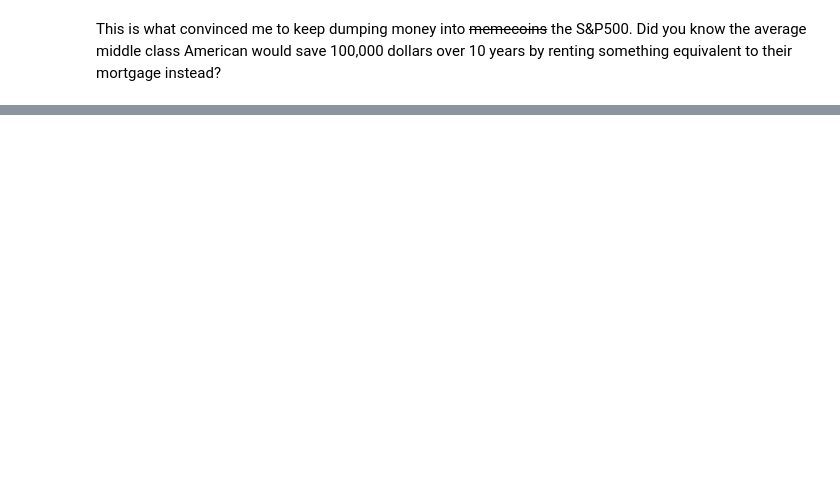
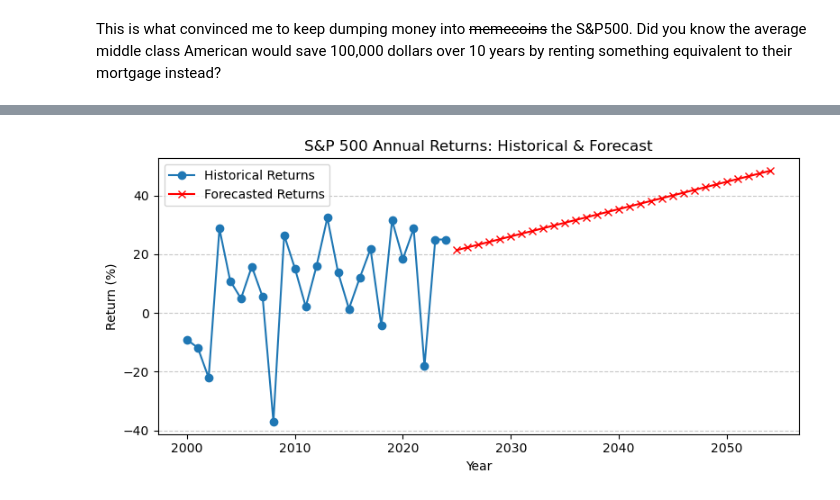
Before and after one commit to tfrum/frum-portfolio, a Jupyter notebook: python/frums_public_tools/jupyter-tools/mortgage_visualizer.ipynb, the cells around one changed output, grey strips where cells are left out. Cells and saved outputs as stored; diff of their text form; code cells hidden in the pictures; blank space fills up the shorter version.

```diff
--- a/python/frums_public_tools/jupyter-tools/mortgage_visualizer.ipynb
+++ b/python/frums_public_tools/jupyter-tools/mortgage_visualizer.ipynb
@@ -75,0 +133,81 @@ generate_mortgage_chart_with_down_payment(
+# %%
+import numpy as np
+import pandas as pd
+from sklearn.linear_model import LinearRegression
+
+
+def prepare_sp_data_and_forecast(term_years):
+    """
+    1) Loads historical S&P 500 data through 2024 (placeholder data).
+    2) Performs a linear regression to forecast 'term_years' of annual returns.
+    3) Returns:
+       - sp_df: DataFrame with all historical data (2000–2024).
+       - forecast_years: array of the future years for which we’re forecasting.
+       - forecast_returns: array of forecasted annual returns for each year.
+    """
+
+    # ------------------------------
+    # 1) Placeholder Historical S&P Data (2000–2024)
+    #    Includes +25% for 2023 & 2024
+    # ------------------------------
+    sp_data = {
+        'Year': list(range(2000, 2025)),
+        'AnnualReturn': [
+            -0.091, -0.119, -0.221,  0.287,  0.109,  0.049,  0.158,  0.055,
+            -0.370,  0.265,  0.151,  0.021,  0.160,  0.324,  0.137,  0.014,
+             0.119,  0.218, -0.044,  0.315,  0.184,  0.287, -0.181,
+             0.25,   # 2023 estimate
+             0.25    # 2024 estimate
+        ]
+    }
+    sp_df = pd.DataFrame(sp_data)
+
+    # ------------------------------
+    # 2) Linear Regression
+    # ------------------------------
+    X = sp_df[['Year']]         # Predictor
+    y = sp_df['AnnualReturn']   # Target
+    model = LinearRegression()
+    model.fit(X, y)
+
+    # Create a dataframe for the future years to avoid "no valid feature names" warning
+    last_year = sp_df['Year'].iloc[-1]
+    forecast_years_array = np.arange(last_year + 1, last_year + 1 + term_years)
+    forecast_X = pd.DataFrame({'Year': forecast_years_array})
+
+    # Predict returns
+    forecast_returns = model.predict(forecast_X)
+
+    # We'll pass back just the array for convenience
+    return sp_df, forecast_years_array, forecast_returns
+
+
+def plot_sp_growth_chart(sp_df, forecast_years, forecast_returns):
+    plt.figure(figsize=(8, 4))
+    # Historical
+    plt.plot(
+        sp_df['Year'],
+        100 * sp_df['AnnualReturn'],
+        label='Historical Returns',
+        marker='o'
+    )
+    # Forecast
+    plt.plot(
+        forecast_years,
+        100 * forecast_returns,
+        label='Forecasted Returns',
+        marker='x',
+        color='red'
+    )
+    plt.title('S&P 500 Annual Returns: Historical & Forecast')
+    plt.xlabel('Year')
+    plt.ylabel('Return (%)')
+    plt.grid(axis='y', linestyle='--', alpha=0.7)
+    plt.legend()
+    plt.tight_layout()
+    plt.show()
+
+sp_df, fy, fr = prepare_sp_data_and_forecast(years)
+plot_sp_growth_chart(sp_df, fy, fr)
+# %% [output]
+[figure, added]
```
Also changed, not shown: parts of 5 cells of this notebook, 2 other files.
